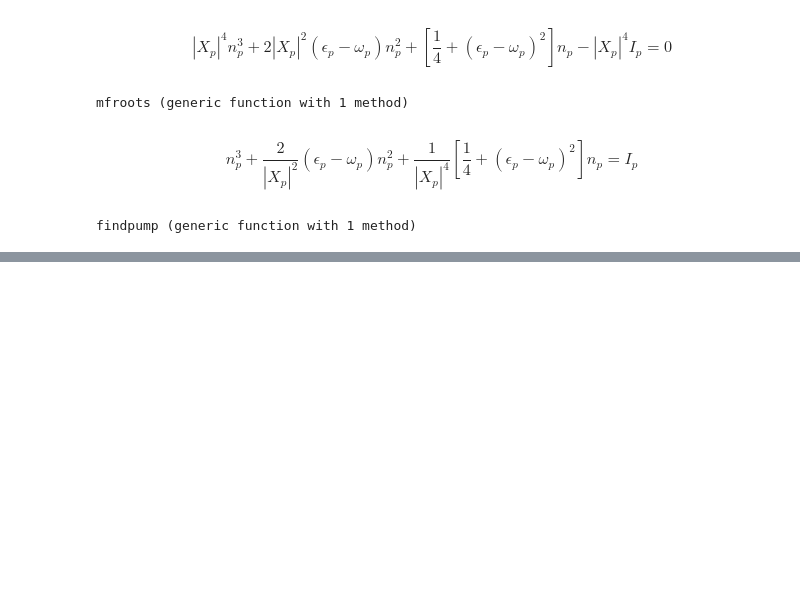
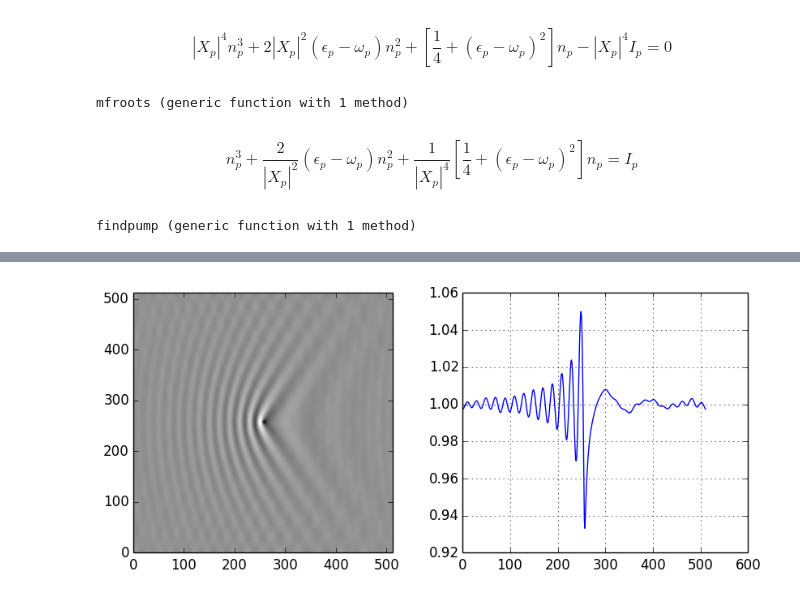
Before and after one commit to berceanu/notebooks, a Jupyter notebook: julia/1pump_gaussian.ipynb, the cells around one changed output, grey strips where cells are left out. Cells and saved outputs as stored; diff of their text form; code cells hidden in the pictures; blank space fills up the shorter version.

```diff
--- a/julia/1pump_gaussian.ipynb
+++ b/julia/1pump_gaussian.ipynb
@@ -192,0 +248,13 @@ PyObject <matplotlib.text.Text object at 0x...>
+# %%
+ψr = abs2(hopf_x(k_pmpx, k_pmpy)*fftshift(ifft(512ψmom)));
+# %%
+fig_real_P, axes = plt.subplots(1, 2, figsize=(10, 4))
+axes[1][:imshow](ψr', ColorMap("gray"),
+                 origin=None)
+axes[2][:plot](ψr[:, 257])
+axes[2][:grid]()
+#axes[1][:set_ylabel](y_label_i)
+#axes[1][:set_xlabel](x_label_i)
+#axes[2][:set_xlabel](x_label_i)
+# %% [output]
+[figure, added]
```
Also changed, not shown: parts of 36 cells of this notebook, 3 other files.
